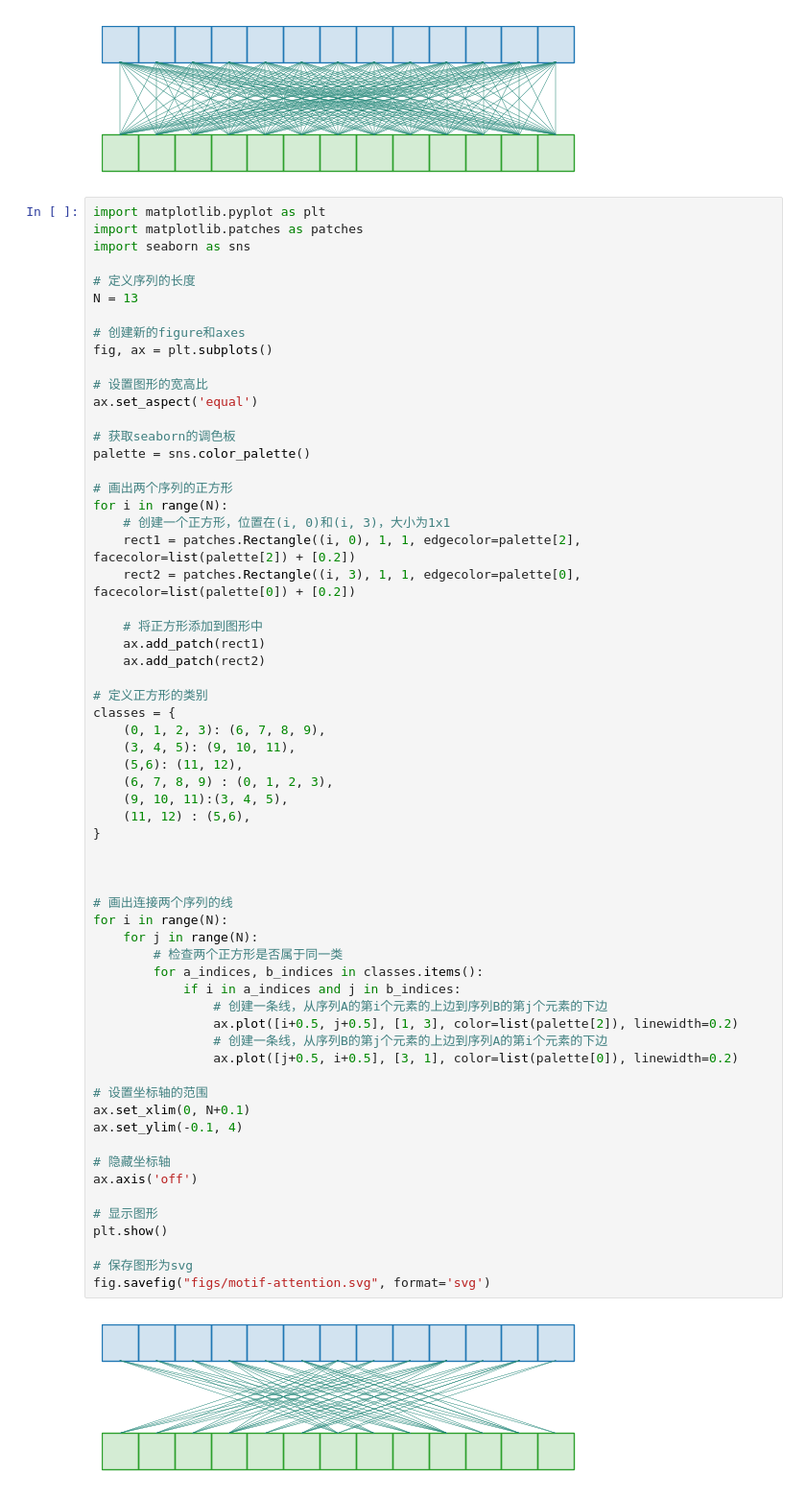
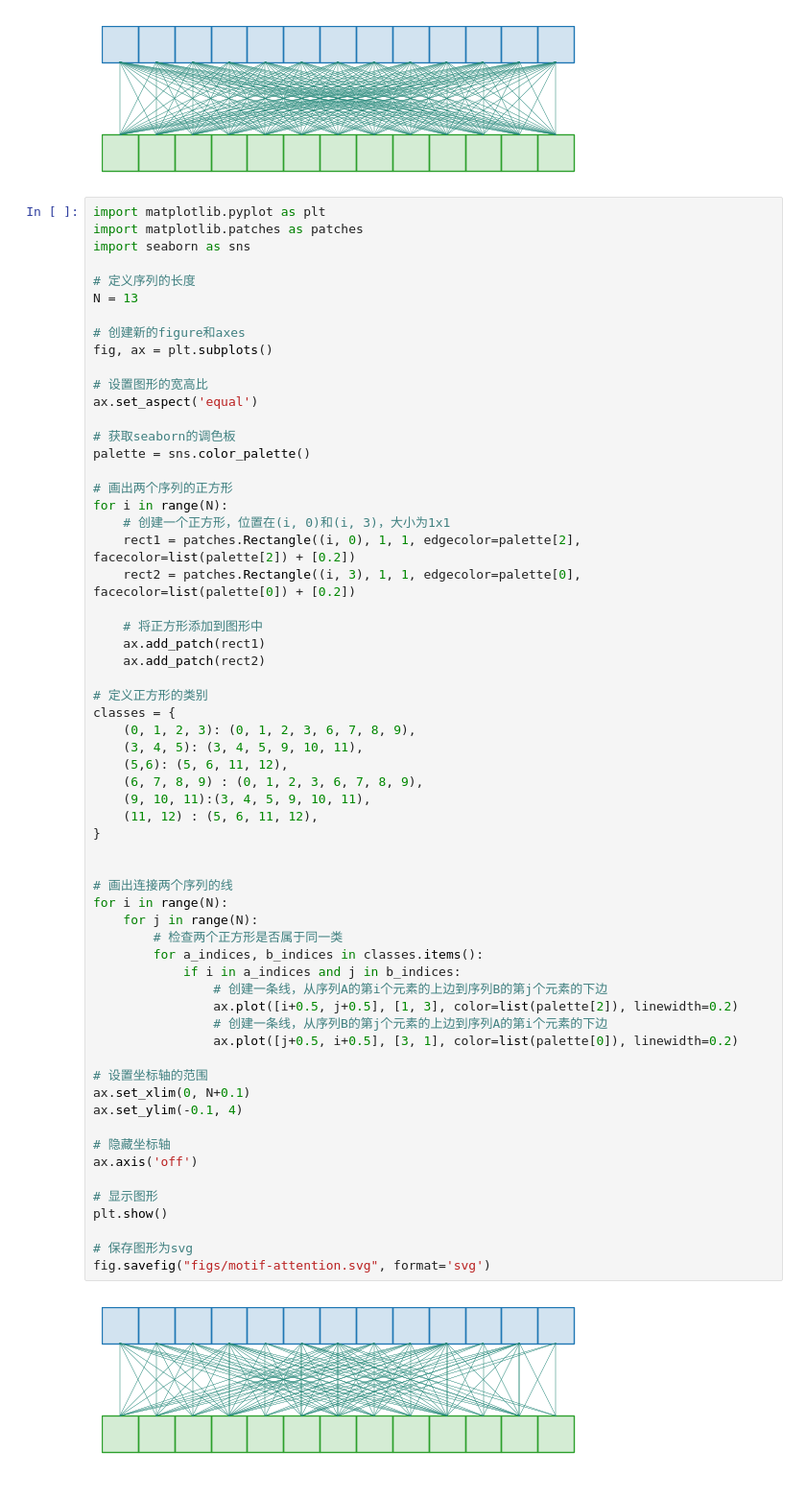
Before and after one commit to Radar-Lei/Motif-guided, a Jupyter notebook: visualization.ipynb, the cells around one changed output. Shown: that part at 96% size. Saved outputs shown, nothing was run; the diff lists cells and outputs as text.

```diff
--- a/visualization.ipynb
+++ b/visualization.ipynb
@@ -76,38 +76,37 @@ for i in range(N):
 
 # 定义正方形的类别
 classes = {
-    (0, 1, 2, 3): (6, 7, 8, 9),
-    (3, 4, 5): (9, 10, 11),
-    (5,6): (11, 12),
-    (6, 7, 8, 9) : (0, 1, 2, 3),
-    (9, 10, 11):(3, 4, 5),
-    (11, 12) : (5,6),
+    (0, 1, 2, 3): (0, 1, 2, 3, 6, 7, 8, 9),
+    (3, 4, 5): (3, 4, 5, 9, 10, 11),
+    (5,6): (5, 6, 11, 12),
+    (6, 7, 8, 9) : (0, 1, 2, 3, 6, 7, 8, 9),
+    (9, 10, 11):(3, 4, 5, 9, 10, 11),
+    (11, 12) : (5, 6, 11, 12),
 }
-
 
 
 # 画出连接两个序列的线
 for i in range(N):
     for j in range(N):
         # 检查两个正方形是否属于同一类
         for a_indices, b_indices in classes.items():
             if i in a_indices and j in b_indices:
                 # 创建一条线，从序列A的第i个元素的上边到序列B的第j个元素的下边
                 ax.plot([i+0.5, j+0.5], [1, 3], color=list(palette[2]), linewidth=0.2)
                 # 创建一条线，从序列B的第j个元素的上边到序列A的第i个元素的下边
                 ax.plot([j+0.5, i+0.5], [3, 1], color=list(palette[0]), linewidth=0.2)
 
 # 设置坐标轴的范围
 ax.set_xlim(0, N+0.1)
 ax.set_ylim(-0.1, 4)
 
 # 隐藏坐标轴
 ax.axis('off')
 
 # 显示图形
 plt.show()
 
 # 保存图形为svg
 fig.savefig("figs/motif-attention.svg", format='svg')
 # %% [output]
-[figure, old version]
+[figure, new version]
```
Also changed, not shown: parts of 5 cells of this notebook, 1 other file.
